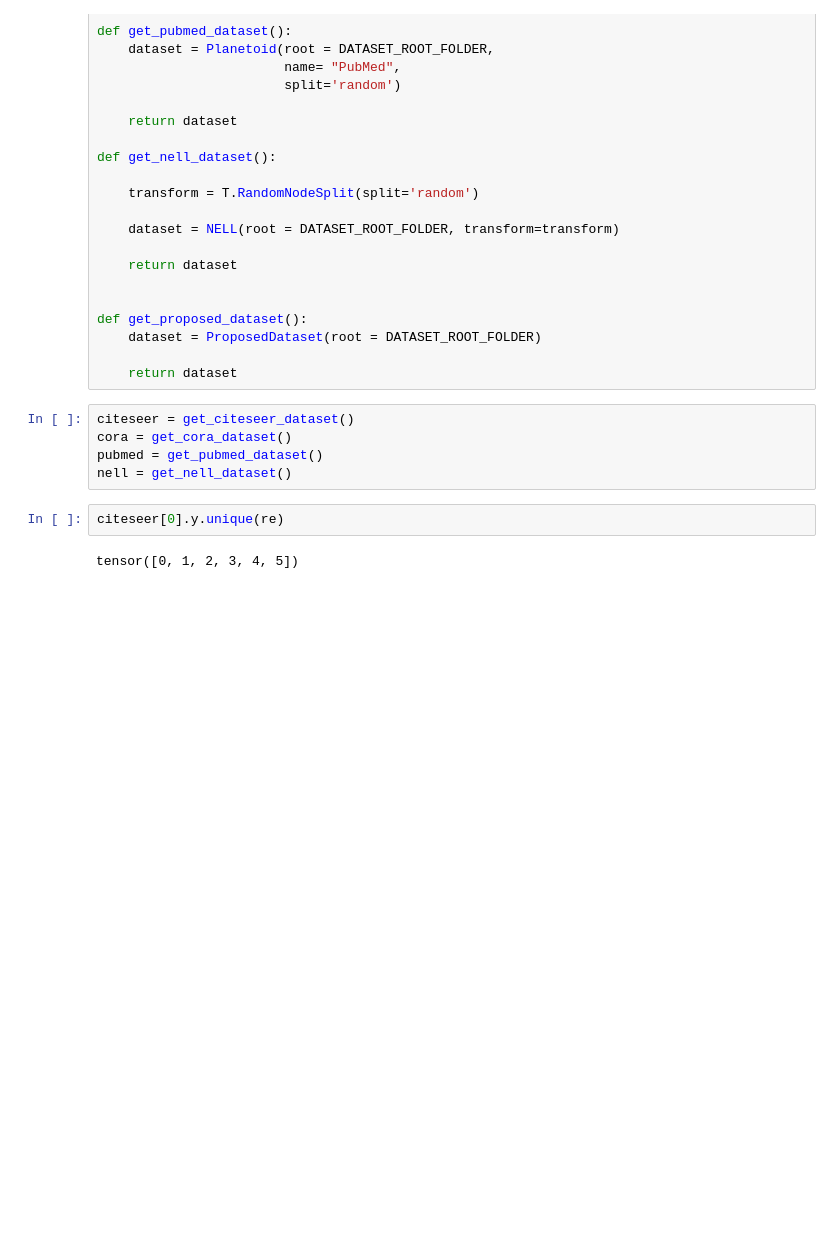
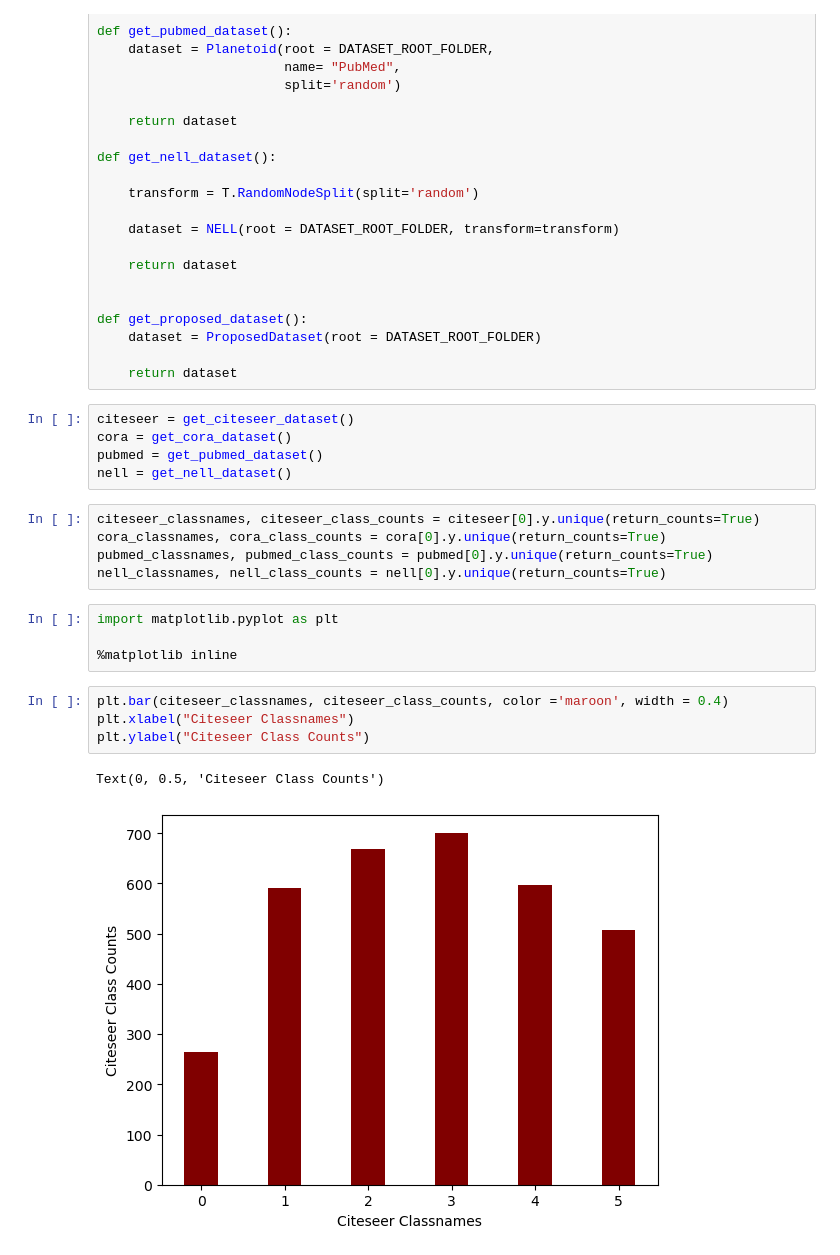
Before and after one commit to liiniix/MSThesisCode, a Jupyter notebook: data_statistics.ipynb, the cells around one changed output. Saved outputs shown, nothing was run; the diff lists cells and outputs as text; blank space fills up the shorter version.

```diff
--- a/data_statistics.ipynb
+++ b/data_statistics.ipynb
@@ -46,7 +46,19 @@ citeseer = get_citeseer_dataset()
 cora = get_cora_dataset()
 pubmed = get_pubmed_dataset()
 nell = get_nell_dataset()
-# %%
-citeseer[0].y.unique(re)
-# %% [output]
-tensor([0, 1, 2, 3, 4, 5])
+# %%
+citeseer_classnames, citeseer_class_counts = citeseer[0].y.unique(return_counts=True)
+cora_classnames, cora_class_counts = cora[0].y.unique(return_counts=True)
+pubmed_classnames, pubmed_class_counts = pubmed[0].y.unique(return_counts=True)
+nell_classnames, nell_class_counts = nell[0].y.unique(return_counts=True)
+# %%
+import matplotlib.pyplot as plt
+
+%matplotlib inline
+# %%
+plt.bar(citeseer_classnames, citeseer_class_counts, color ='maroon', width = 0.4)
+plt.xlabel("Citeseer Classnames")
+plt.ylabel("Citeseer Class Counts")
+# %% [output]
+Text(0, 0.5, 'Citeseer Class Counts')
+[figure, added]
```
Also changed, not shown: parts of 3 cells of this notebook.
